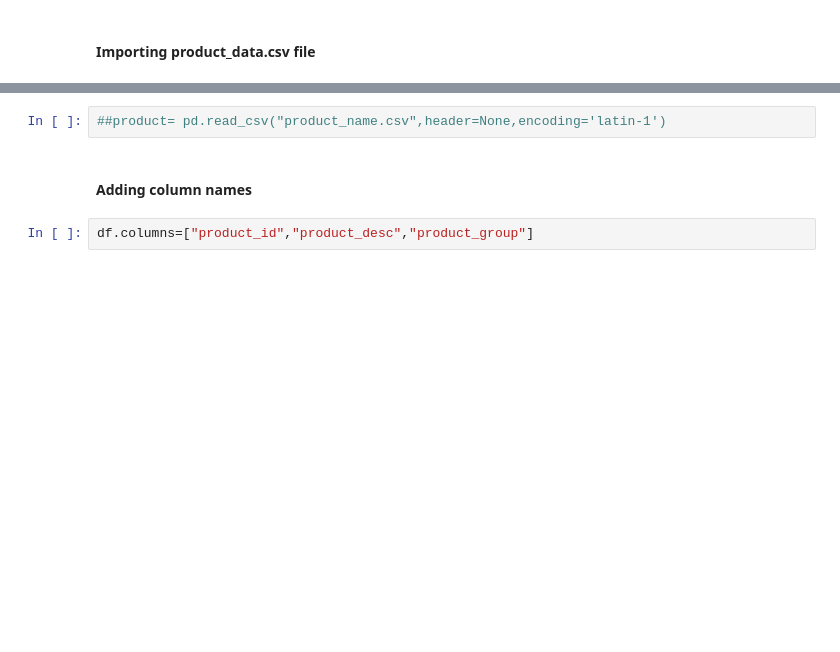
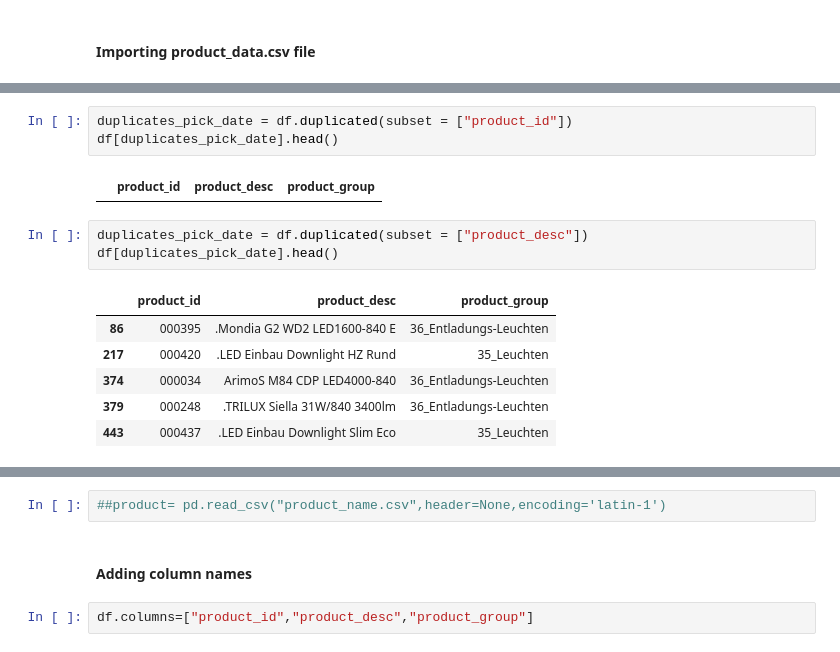
Before and after one commit to aleksandarkling/OBETAWarehousingAnalyticsProject, a Jupyter notebook: Step 1 - Preparing Data/product_data.ipynb, the cells around one changed output, grey strips where cells are left out. Drawn from its saved outputs; the diff is of its cells as text; blank space fills up the shorter version.

```diff
--- a/Step 1 - Preparing Data/product_data.ipynb
+++ b/Step 1 - Preparing Data/product_data.ipynb
@@ -30,0 +76,15 @@ df = pd.read_csv(r'/Users/aleksandarkling/Downloads/Raw Data/Python/product_data
+# %%
+duplicates_pick_date = df.duplicated(subset = ["product_id"])
+df[duplicates_pick_date].head()
+# %% [output]
+|  | product_id | product_desc | product_group |
+# %%
+duplicates_pick_date = df.duplicated(subset = ["product_desc"])
+df[duplicates_pick_date].head()
+# %% [output]
+|  | product_id | product_desc | product_group |
+| 86 | 000395 | .Mondia G2 WD2 LED1600-840 E | 36_Entladungs-Leuchten |
+| 217 | 000420 | .LED Einbau Downlight HZ Rund | 35_Leuchten |
+| 374 | 000034 | ArimoS M84 CDP LED4000-840 | 36_Entladungs-Leuchten |
+| 379 | 000248 | .TRILUX Siella 31W/840 3400lm | 36_Entladungs-Leuchten |
+| 443 | 000437 | .LED Einbau Downlight Slim Eco | 35_Leuchten |
```
Also changed, not shown: parts of 8 cells of this notebook.
